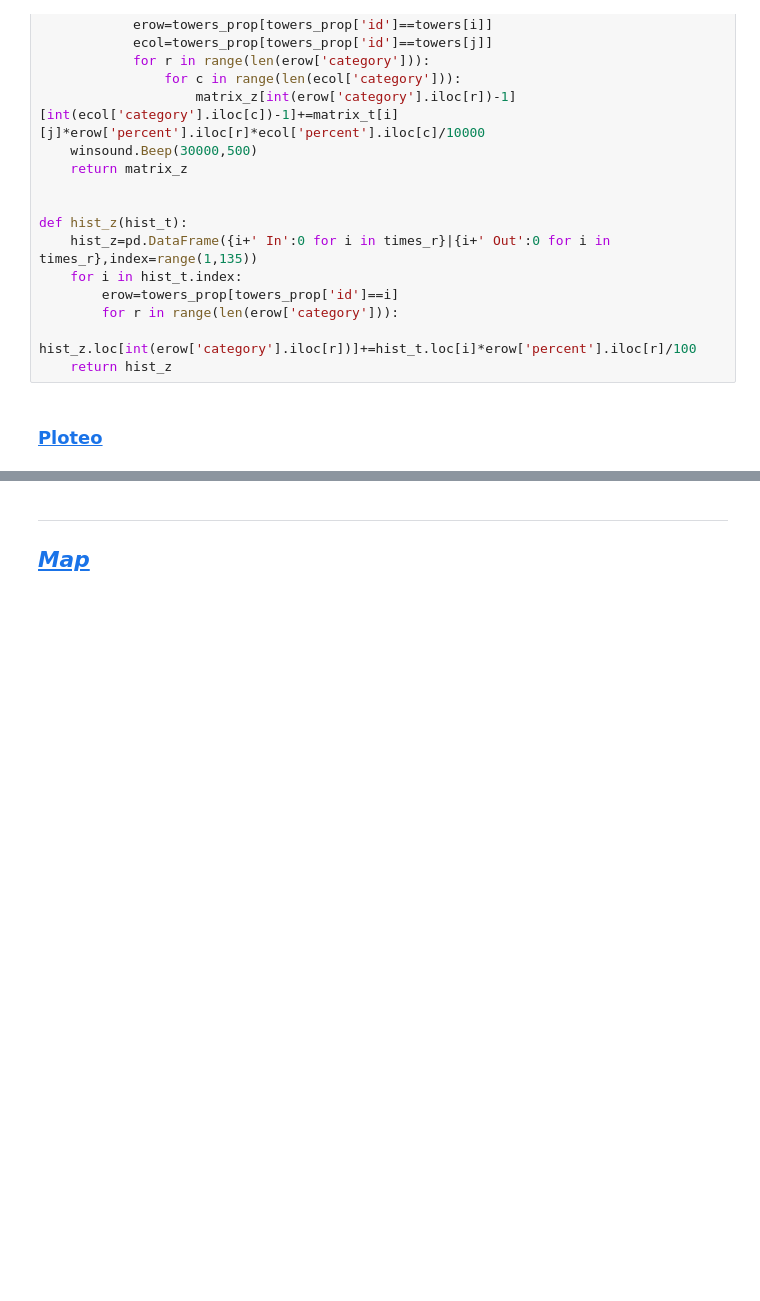
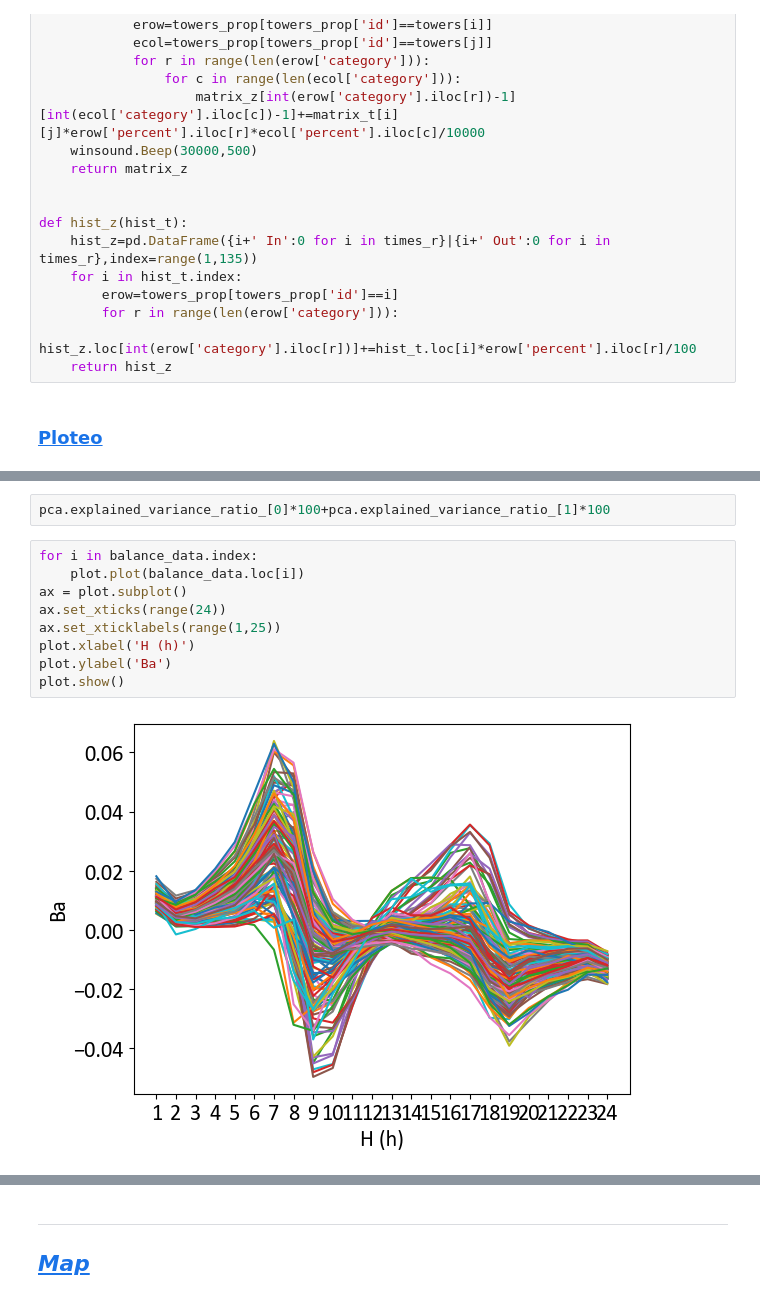
Before and after one commit to J-Lu99/Citizen_mobility, a Jupyter notebook: Análisis de datos en bruto/Clusters.ipynb, the cells around one changed output, grey strips where cells are left out. Drawn from its saved outputs; the diff is of its cells as text; blank space fills up the shorter version.

```diff
--- a/Análisis de datos en bruto/Clusters.ipynb
+++ b/Análisis de datos en bruto/Clusters.ipynb
@@ -222,0 +357,13 @@ for i in l2: print(i in list(datos[datos.KMeans_clustering==1].index-1))
+# %%
+pca.explained_variance_ratio_[0]*100+pca.explained_variance_ratio_[1]*100
+# %%
+for i in balance_data.index:
+    plot.plot(balance_data.loc[i])
+ax = plot.subplot()
+ax.set_xticks(range(24))
+ax.set_xticklabels(range(1,25))
+plot.xlabel('H (h)')
+plot.ylabel('Ba')
+plot.show()
+# %% [output]
+[figure, added]
```
Also changed, not shown: parts of 86 cells of this notebook, 4 other files.
